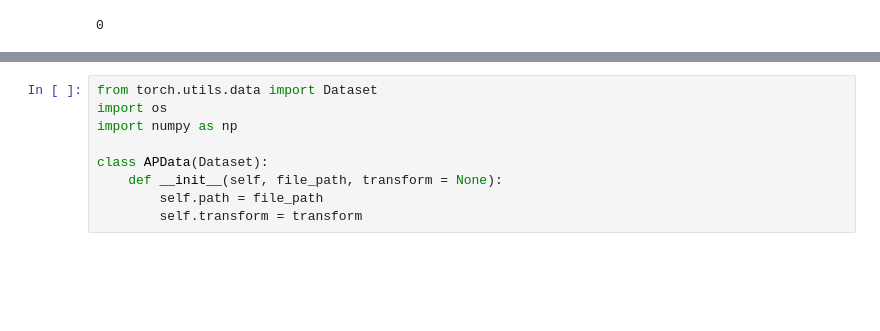
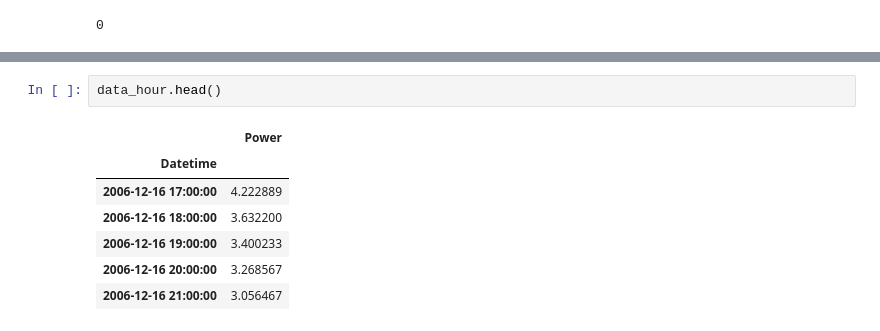
Before and after one commit to dcrovo/DeepLearning-Power-Prediction, a Jupyter notebook: src/TallerASP.ipynb, the cells around one changed output, grey strips where cells are left out. Cells and saved outputs as stored; diff of their text form; blank space fills up the shorter version.

```diff
--- a/src/TallerASP.ipynb
+++ b/src/TallerASP.ipynb
@@ -88,9 +118,10 @@ plt.plot(data, )
-# %%
-from torch.utils.data import Dataset
-import os
-import numpy as np
-
-class APData(Dataset):
-    def __init__(self, file_path, transform = None):
-        self.path = file_path
-        self.transform = transform
+# %%
+data_hour.head()
+# %% [output]
+|  | Power |
+| Datetime |  |
+| 2006-12-16 17:00:00 | 4.222889 |
+| 2006-12-16 18:00:00 | 3.632200 |
+| 2006-12-16 19:00:00 | 3.400233 |
+| 2006-12-16 20:00:00 | 3.268567 |
+| 2006-12-16 21:00:00 | 3.056467 |
```
Also changed, not shown: parts of 23 cells of this notebook, 1 other file.
